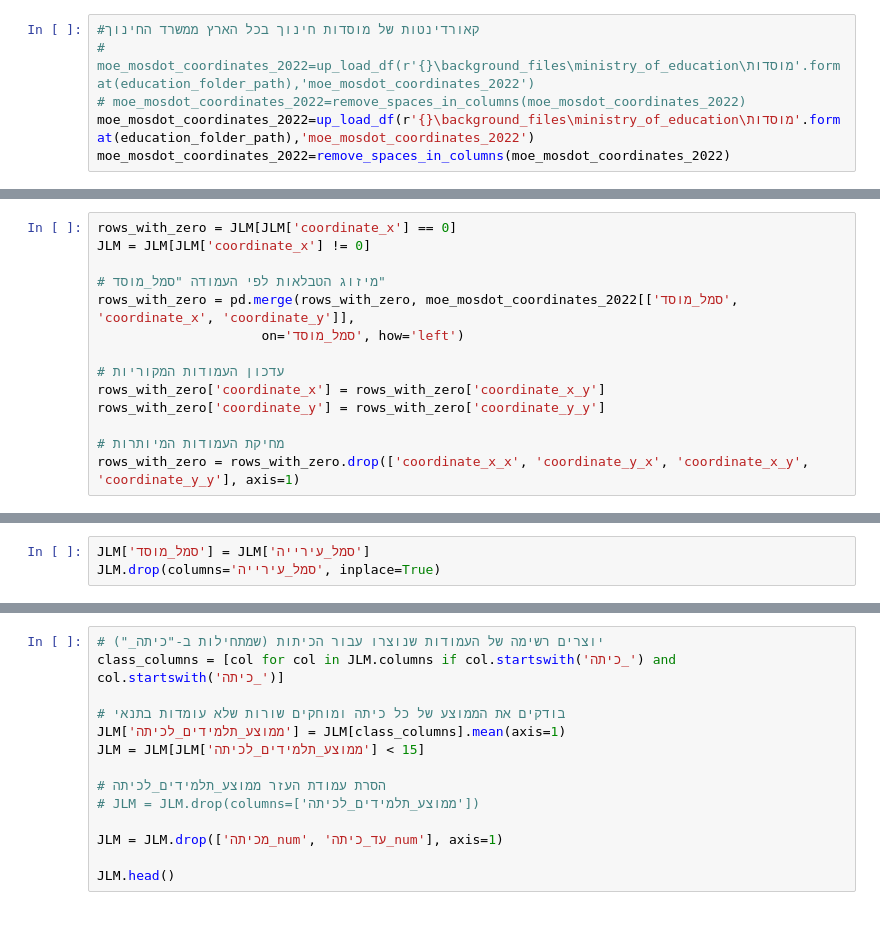
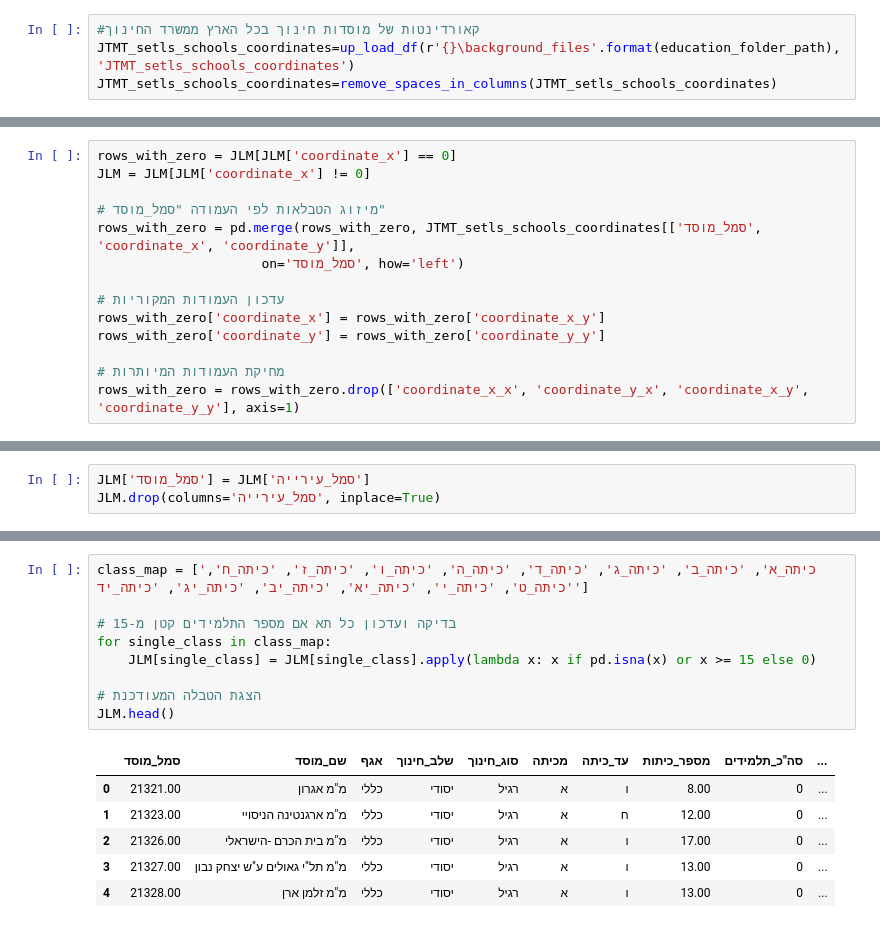
Before and after one commit to DavidPerelman/education, a Jupyter notebook: jerusalem_muni/main.ipynb, the cells around one changed output, grey strips where cells are left out. Cells and saved outputs as stored; diff of their text form.

```diff
--- a/jerusalem_muni/main.ipynb
+++ b/jerusalem_muni/main.ipynb
@@ -21,10 +21,8 @@ JLM=up_load_df(r'{}\background_files\jerusalem_muni'.format(education_folder_pat
 JLM=remove_spaces_in_columns(JLM)
 # %%
 #קאורדינטות של מוסדות חינוך בכל הארץ ממשרד החינוך
-# moe_mosdot_coordinates_2022=up_load_df(r'{}\background_files\ministry_of_education\מוסדות'.format(education_folder_path),'moe_mosdot_coordinates_2022')
-# moe_mosdot_coordinates_2022=remove_spaces_in_columns(moe_mosdot_coordinates_2022)
-moe_mosdot_coordinates_2022=up_load_df(r'{}\background_files\ministry_of_education\מוסדות'.format(education_folder_path),'moe_mosdot_coordinates_2022')
-moe_mosdot_coordinates_2022=remove_spaces_in_columns(moe_mosdot_coordinates_2022)
+JTMT_setls_schools_coordinates=up_load_df(r'{}\background_files'.format(education_folder_path),'JTMT_setls_schools_coordinates')
+JTMT_setls_schools_coordinates=remove_spaces_in_columns(JTMT_setls_schools_coordinates)
 # %%
 JLM.rename(columns={'סמל_חינוך': 'סמל_מוסד'}, inplace=True)
 
@@ -43,7 +34,7 @@ rows_with_zero = JLM[JLM['coordinate_x'] == 0]
 JLM = JLM[JLM['coordinate_x'] != 0]
 
 # מיזוג הטבלאות לפי העמודה "סמל_מוסד"
-rows_with_zero = pd.merge(rows_with_zero, moe_mosdot_coordinates_2022[['סמל_מוסד', 'coordinate_x', 'coordinate_y']],
+rows_with_zero = pd.merge(rows_with_zero, JTMT_setls_schools_coordinates[['סמל_מוסד', 'coordinate_x', 'coordinate_y']],
                      on='סמל_מוסד', how='left')
 
 # עדכון העמודות המקוריות
@@ -126,17 +140,19 @@ JLM.head()
-# %%
-# יוצרים רשימה של העמודות שנוצרו עבור הכיתות (שמתחילות ב-"כיתה_")
-class_columns = [col for col in JLM.columns if col.startswith('כיתה_') and col.startswith('כיתה_')]
-
-# בודקים את הממוצע של כל כיתה ומוחקים שורות שלא עומדות בתנאי
-JLM['ממוצע_תלמידים_לכיתה'] = JLM[class_columns].mean(axis=1)
-JLM = JLM[JLM['ממוצע_תלמידים_לכיתה'] < 15]
-
-# הסרת עמודת העזר ממוצע_תלמידים_לכיתה
-# JLM = JLM.drop(columns=['ממוצע_תלמידים_לכיתה'])
-
-JLM = JLM.drop(['מכיתה_num', 'עד_כיתה_num'], axis=1)
-
-JLM.head()
+# %%
+class_map = ['כיתה_א', 'כיתה_ב', 'כיתה_ג', 'כיתה_ד', 'כיתה_ה', 'כיתה_ו', 'כיתה_ז', 'כיתה_ח', 'כיתה_ט', 'כיתה_י', 'כיתה_יא', 'כיתה_יב', 'כיתה_יג', 'כיתה_יד']
+
+# בדיקה ועדכון כל תא אם מספר התלמידים קטן מ-15
+for single_class in class_map:
+    JLM[single_class] = JLM[single_class].apply(lambda x: x if pd.isna(x) or x >= 15 else 0)
+
+# הצגת הטבלה המעודכנת
+JLM.head()
+# %% [output]
+|  | סמל_מוסד | שם_מוסד | אגף | שלב_חינוך | סוג_חינוך | מכיתה | עד_כיתה | מספר_כיתות | סה"כ_תלמידים | ... |
+| 0 | 21321.00 | מ"מ אגרון | כללי | יסודי | רגיל | א | ו | 8.00 | 0 | ... |
+| 1 | 21323.00 | מ"מ ארגנטינה הניסויי | כללי | יסודי | רגיל | א | ח | 12.00 | 0 | ... |
+| 2 | 21326.00 | מ"מ בית הכרם -הישראלי | כללי | יסודי | רגיל | א | ו | 17.00 | 0 | ... |
+| 3 | 21327.00 | מ"מ תל"י גאולים ע"ש יצחק נבון | כללי | יסודי | רגיל | א | ו | 13.00 | 0 | ... |
+| 4 | 21328.00 | מ"מ זלמן ארן | כללי | יסודי | רגיל | א | ו | 13.00 | 0 | ... |
 # %%
 # חלוקה לשכבות גיל
 ages = {
```
Also changed, not shown: parts of 9 cells of this notebook, 2 other files.
